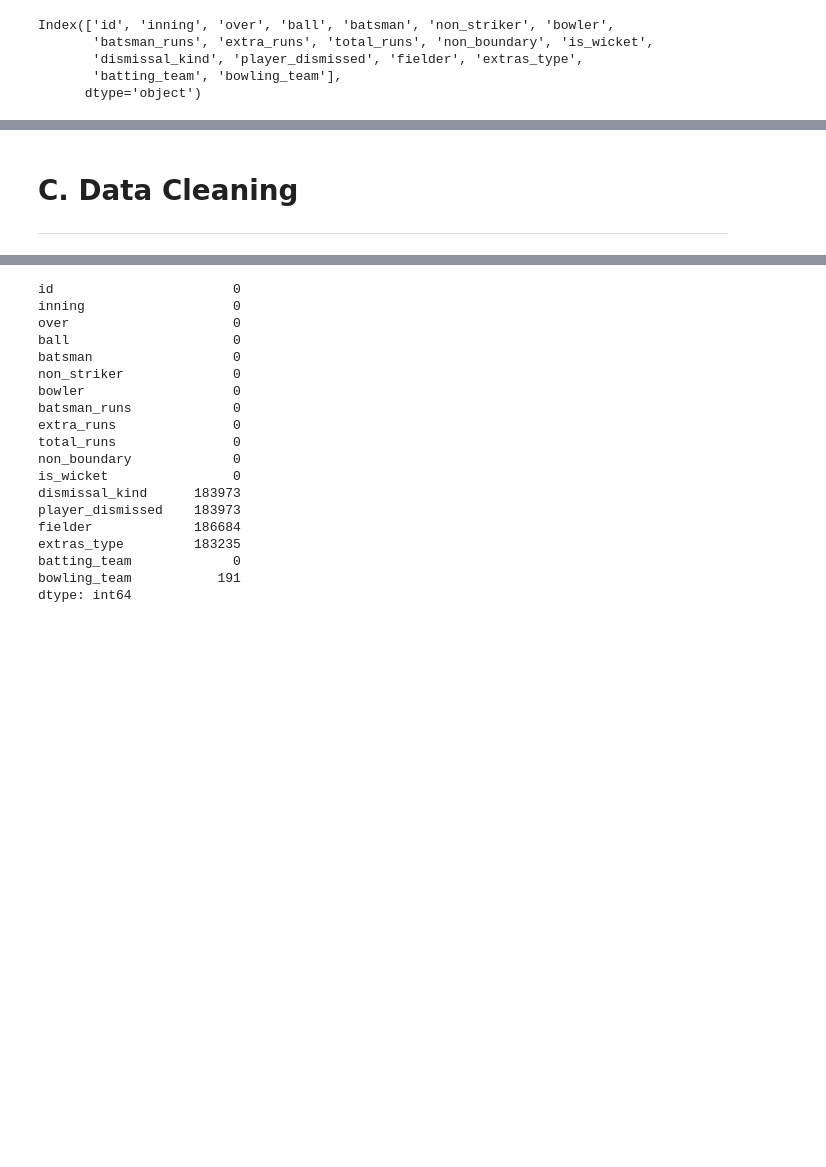
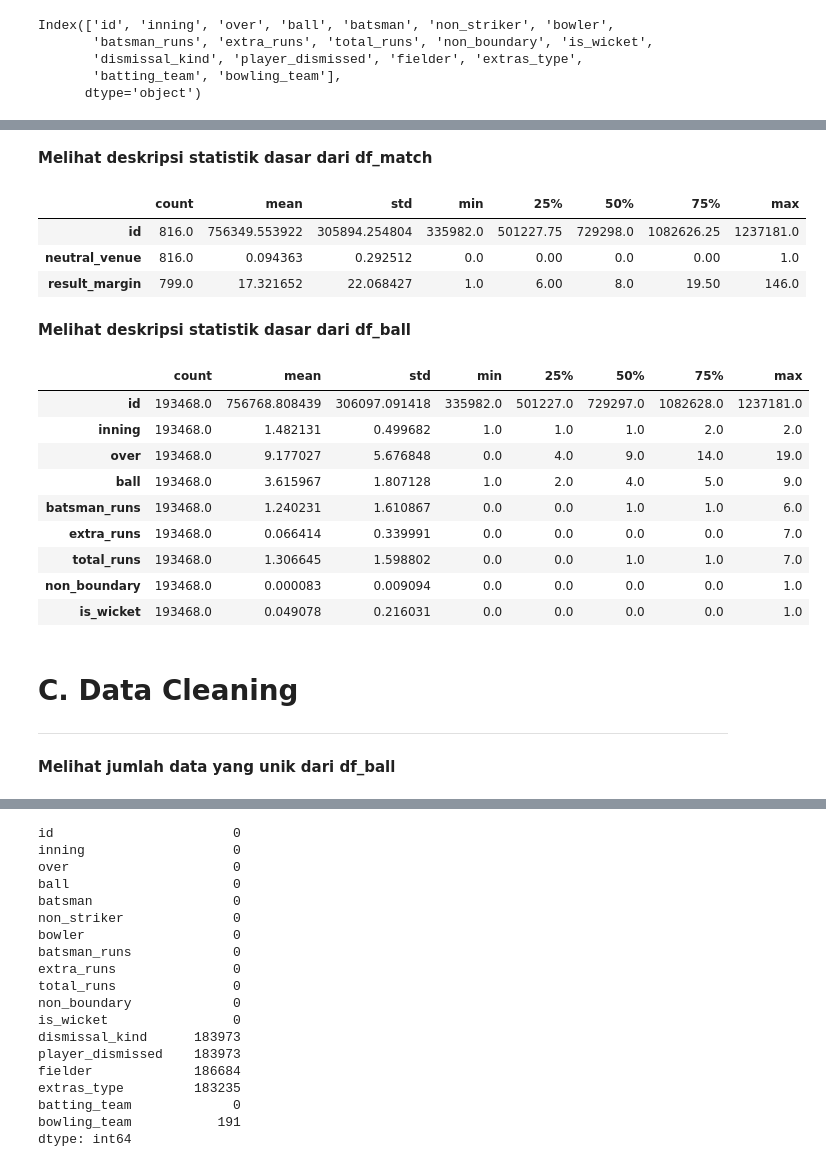
Before and after one commit to ikanurfitriani/IPL_2008-2020_and_2022, a Jupyter notebook: IPL_2008-2020.ipynb, the cells around one changed output, grey strips where cells are left out. Saved outputs shown, nothing was run; the diff lists cells and outputs as text; code cells hidden in the pictures; blank space fills up the shorter version.

```diff
--- a/IPL_2008-2020.ipynb
+++ b/IPL_2008-2020.ipynb
@@ -166,5 +186,31 @@ unknown                          191
 Name: bowling_team, dtype: int64
 ----------------------------------------
+# %% [markdown]
+**Melihat deskripsi statistik dasar dari df_match**
+# %%
+df_match.describe().T
+# %% [output]
+|  | count | mean | std | min | 25% | 50% | 75% | max |
+| id | 816.0 | 756349.553922 | 305894.254804 | 335982.0 | 501227.75 | 729298.0 | 1082626.25 | 1237181.0 |
+| neutral_venue | 816.0 | 0.094363 | 0.292512 | 0.0 | 0.00 | 0.0 | 0.00 | 1.0 |
+| result_margin | 799.0 | 17.321652 | 22.068427 | 1.0 | 6.00 | 8.0 | 19.50 | 146.0 |
+# %% [markdown]
+**Melihat deskripsi statistik dasar dari df_ball**
+# %%
+df_ball.describe().T
+# %% [output]
+|  | count | mean | std | min | 25% | 50% | 75% | max |
+| id | 193468.0 | 756768.808439 | 306097.091418 | 335982.0 | 501227.0 | 729297.0 | 1082628.0 | 1237181.0 |
+| inning | 193468.0 | 1.482131 | 0.499682 | 1.0 | 1.0 | 1.0 | 2.0 | 2.0 |
+| over | 193468.0 | 9.177027 | 5.676848 | 0.0 | 4.0 | 9.0 | 14.0 | 19.0 |
+| ball | 193468.0 | 3.615967 | 1.807128 | 1.0 | 2.0 | 4.0 | 5.0 | 9.0 |
+| batsman_runs | 193468.0 | 1.240231 | 1.610867 | 0.0 | 0.0 | 1.0 | 1.0 | 6.0 |
+| extra_runs | 193468.0 | 0.066414 | 0.339991 | 0.0 | 0.0 | 0.0 | 0.0 | 7.0 |
+| total_runs | 193468.0 | 1.306645 | 1.598802 | 0.0 | 0.0 | 1.0 | 1.0 | 7.0 |
+| non_boundary | 193468.0 | 0.000083 | 0.009094 | 0.0 | 0.0 | 0.0 | 0.0 | 1.0 |
+| is_wicket | 193468.0 | 0.049078 | 0.216031 | 0.0 | 0.0 | 0.0 | 0.0 | 1.0 |
 # %% [markdown]
 # C. Data Cleaning
 ***
+# %% [markdown]
+**Melihat jumlah data yang unik dari df_ball**
```
Also changed, not shown: parts of 51 cells of this notebook.
